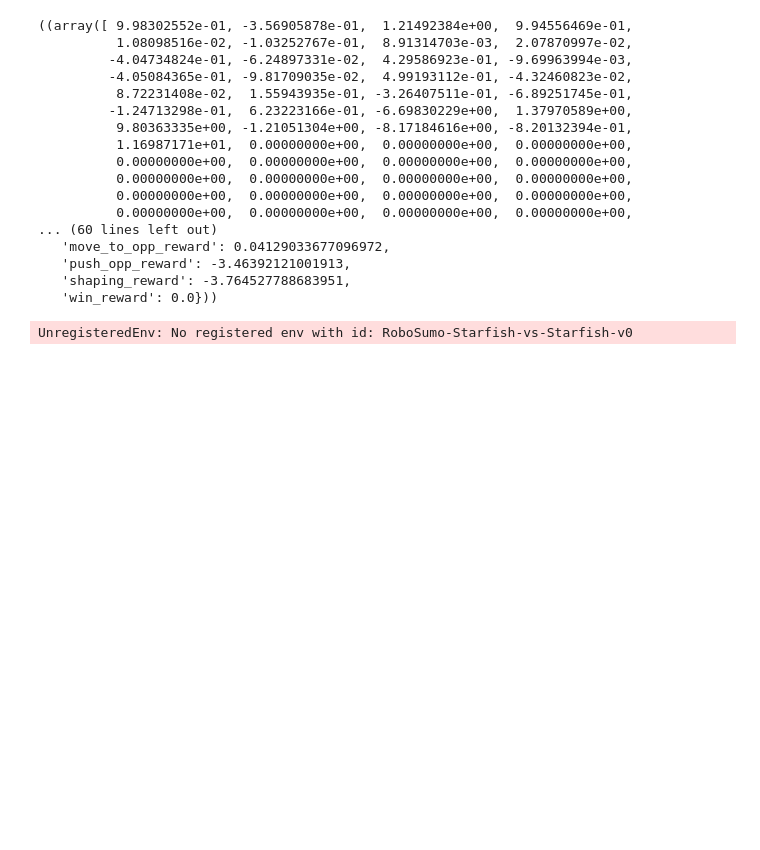
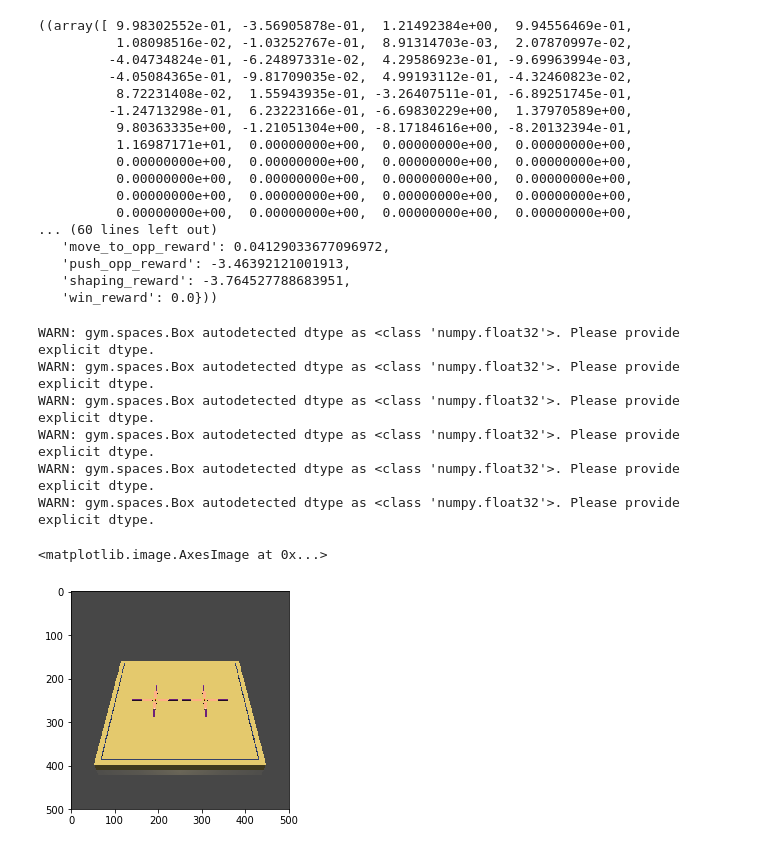
Before and after one commit to heximhotep/pictogram_agents, a Jupyter notebook: robosumo/sumo_sandbox.ipynb, the cells around one changed output. Cells and saved outputs as stored; diff of their text form; code cells hidden in the pictures; blank space fills up the shorter version.

Commit message:
added sumo stuff

```diff
--- a/robosumo/sumo_sandbox.ipynb
+++ b/robosumo/sumo_sandbox.ipynb
@@ -137,5 +135,13 @@ env.step(env.action_space.sample())
 # %%
 env.close()
 env = gym.make('RoboSumo-Starfish-vs-Starfish-v0')
+plt.imshow(env.sim.render(500, 500)[::-1, :, :])
 # %% [output]
-UnregisteredEnv: No registered env with id: RoboSumo-Starfish-vs-Starfish-v0
+WARN: gym.spaces.Box autodetected dtype as <class 'numpy.float32'>. Please provide explicit dtype.
+WARN: gym.spaces.Box autodetected dtype as <class 'numpy.float32'>. Please provide explicit dtype.
+WARN: gym.spaces.Box autodetected dtype as <class 'numpy.float32'>. Please provide explicit dtype.
+WARN: gym.spaces.Box autodetected dtype as <class 'numpy.float32'>. Please provide explicit dtype.
+WARN: gym.spaces.Box autodetected dtype as <class 'numpy.float32'>. Please provide explicit dtype.
+WARN: gym.spaces.Box autodetected dtype as <class 'numpy.float32'>. Please provide explicit dtype.
+<matplotlib.image.AxesImage at 0x...>
+[figure, added]
```
Also changed, not shown: parts of 1 cell of this notebook.
